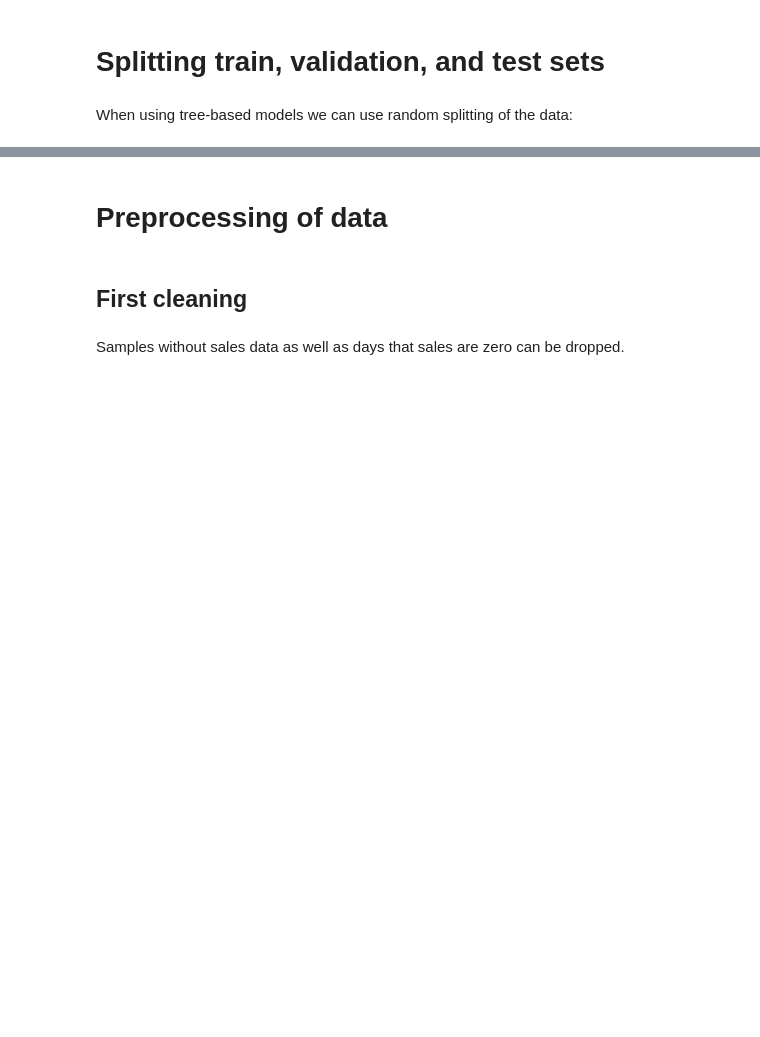
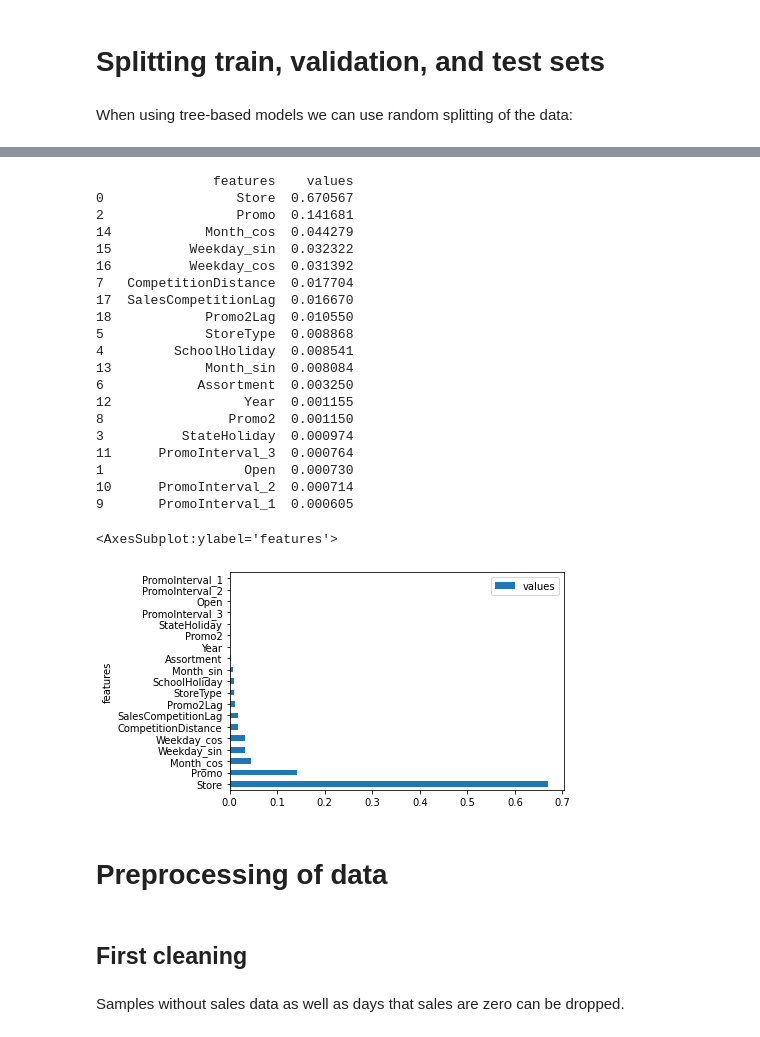
Before and after one commit to cverst/minicomp, a Jupyter notebook: Implementation of pipeline.ipynb, the cells around one changed output, grey strips where cells are left out. Cells and saved outputs as stored; diff of their text form; code cells hidden in the pictures; blank space fills up the shorter version.

```diff
--- a/Implementation of pipeline.ipynb
+++ b/Implementation of pipeline.ipynb
@@ -118,3 +234,35 @@ X_train_clean
+# %%
+importances = pd.DataFrame({
+    "features": rfpipe.steps[3][1].feature_names_in_,
+    "values": rfpipe.steps[3][1].feature_importances_,
+})
+
+print(importances.sort_values(by="values", ascending=False))
+
+importances.set_index("features").sort_values(by="values", ascending=False).plot.barh()
+# %% [output]
+               features    values
+0                 Store  0.670567
+2                 Promo  0.141681
+14            Month_cos  0.044279
+15          Weekday_sin  0.032322
+16          Weekday_cos  0.031392
+7   CompetitionDistance  0.017704
+17  SalesCompetitionLag  0.016670
+18            Promo2Lag  0.010550
+5             StoreType  0.008868
+4         SchoolHoliday  0.008541
+13            Month_sin  0.008084
+6            Assortment  0.003250
+12                 Year  0.001155
+8                Promo2  0.001150
+3          StateHoliday  0.000974
+11      PromoInterval_3  0.000764
+1                  Open  0.000730
+10      PromoInterval_2  0.000714
+9       PromoInterval_1  0.000605
+<AxesSubplot:ylabel='features'>
+[figure, added]
 # %% [markdown]
 # Preprocessing of data
 # %% [markdown]
```
Also changed, not shown: parts of 58 cells of this notebook, 1 other file.
